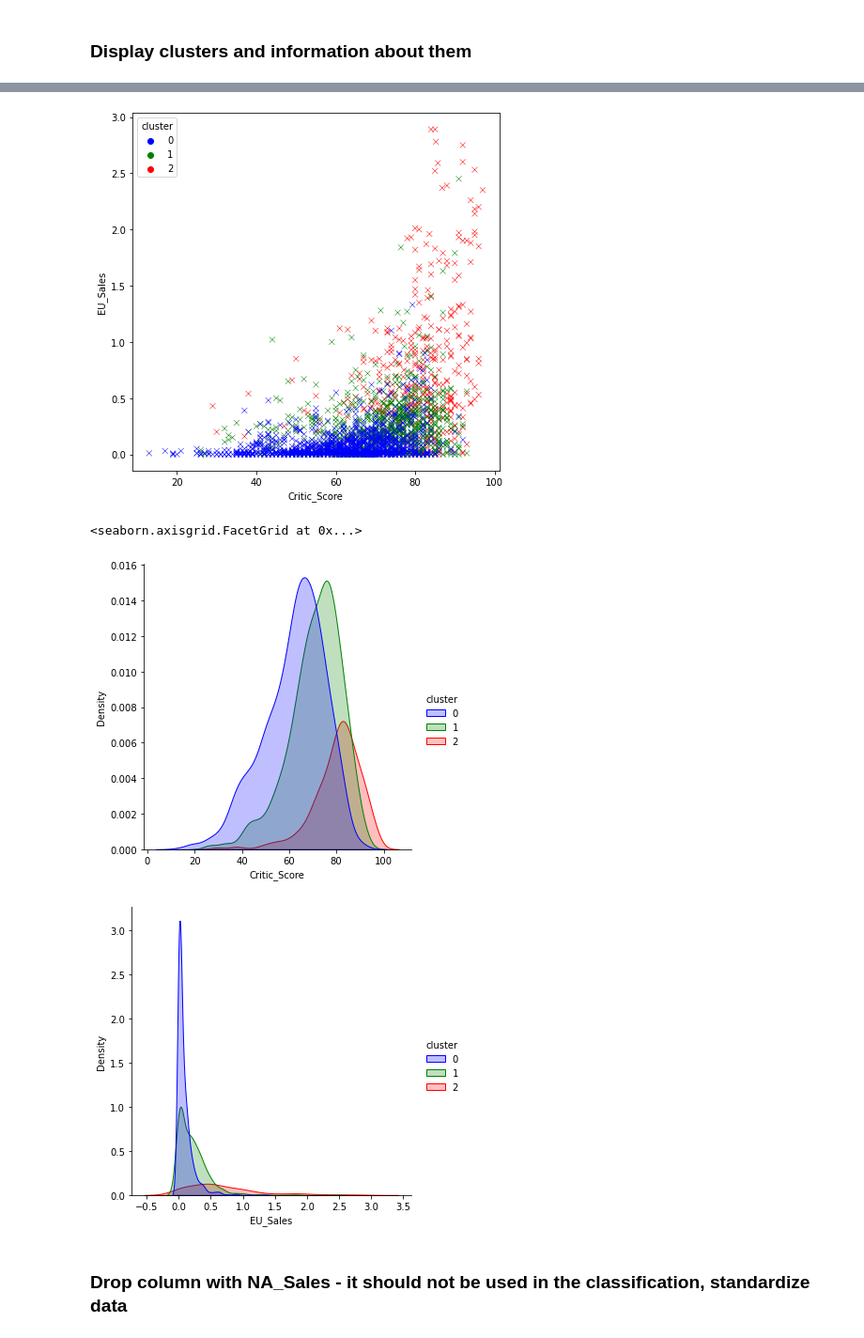
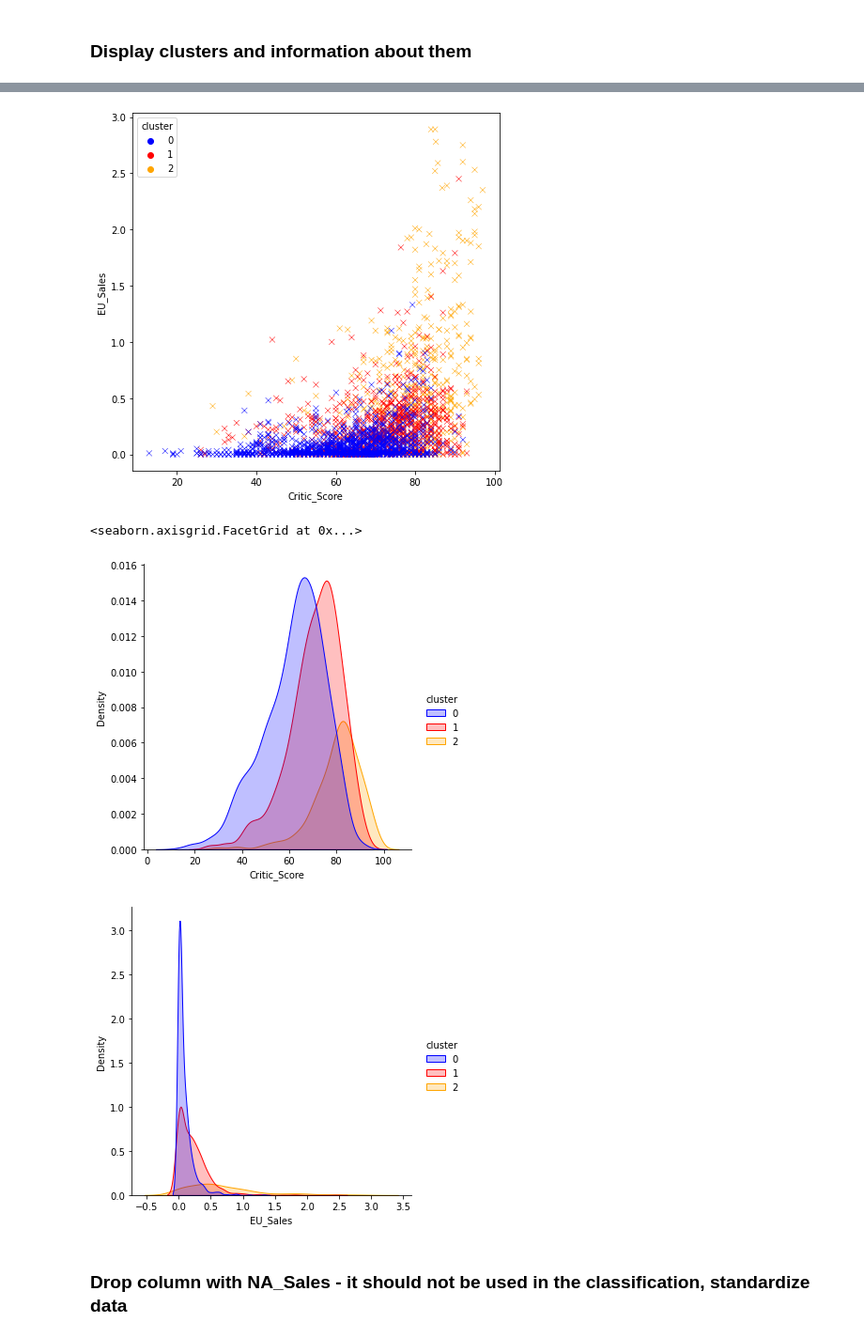
Before and after one commit to Loniowsky/Data-Mining-Project, a Jupyter notebook: notebooks/7th_gen_classification.ipynb, the cells around one changed output, grey strips where cells are left out. Shown at 94% size. Drawn from its saved outputs; the diff is of its cells as text; code cells hidden in the pictures.

```diff
--- a/notebooks/7th_gen_classification.ipynb
+++ b/notebooks/7th_gen_classification.ipynb
@@ -66,7 +67,7 @@ Name: cluster, dtype: int64
 # %% [markdown]
 ### Display clusters and information about them
 # %%
-palette = ["blue", "green", "red"]
+palette = ["blue", "red", "orange"]
 
 sns.displot(data, x="NA_Sales", hue="cluster", palette=palette)
 plt.show()
@@ -81,7 +82,7 @@ sns.displot(data, x=second_sales, hue="cluster", kind="kde", palette=palette, fi
-[figure, old version]
+[figure, new version]
 <seaborn.axisgrid.FacetGrid at 0x...>
-[figure, old version]
+[figure, new version]
-[figure, old version]
+[figure, new version]
 # %% [markdown]
 ### Drop column with NA_Sales - it should not be used in the classification, standardize data
 # %%
```
Also changed, not shown: parts of 10 cells of this notebook, 1 other file.
